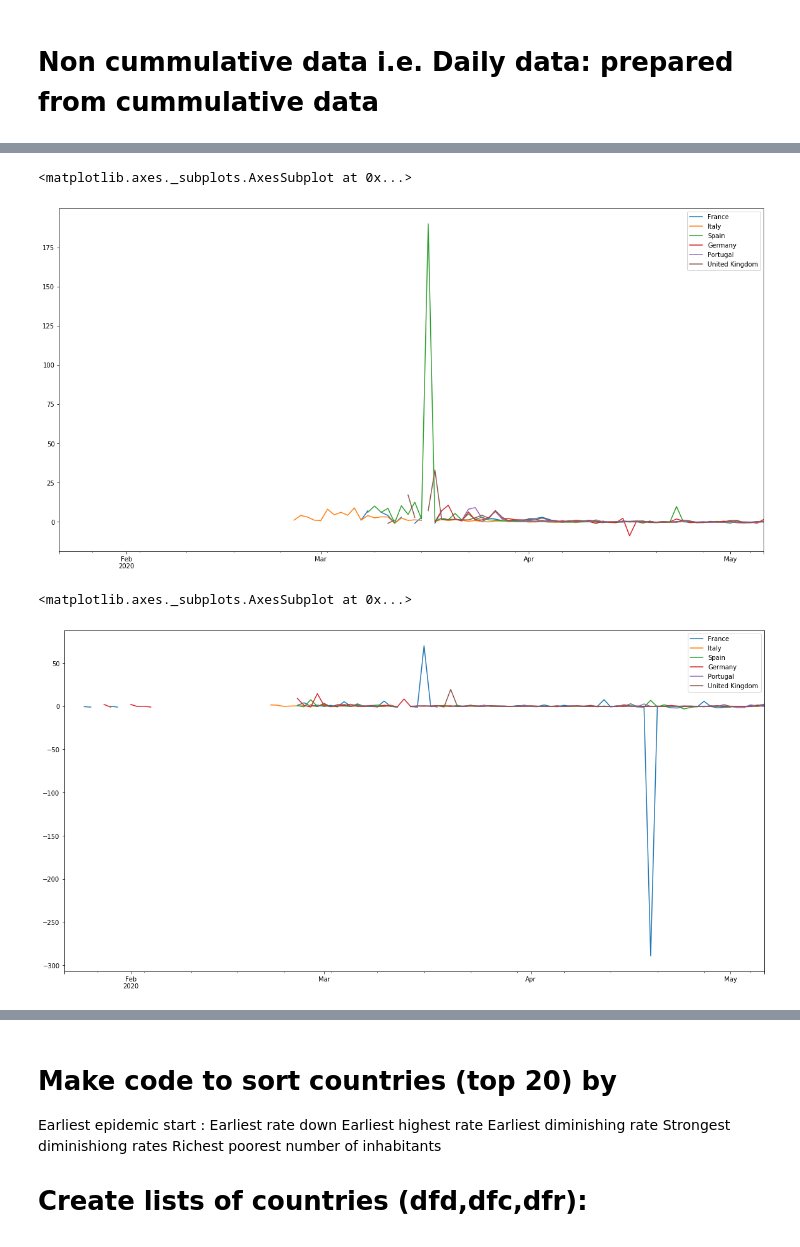
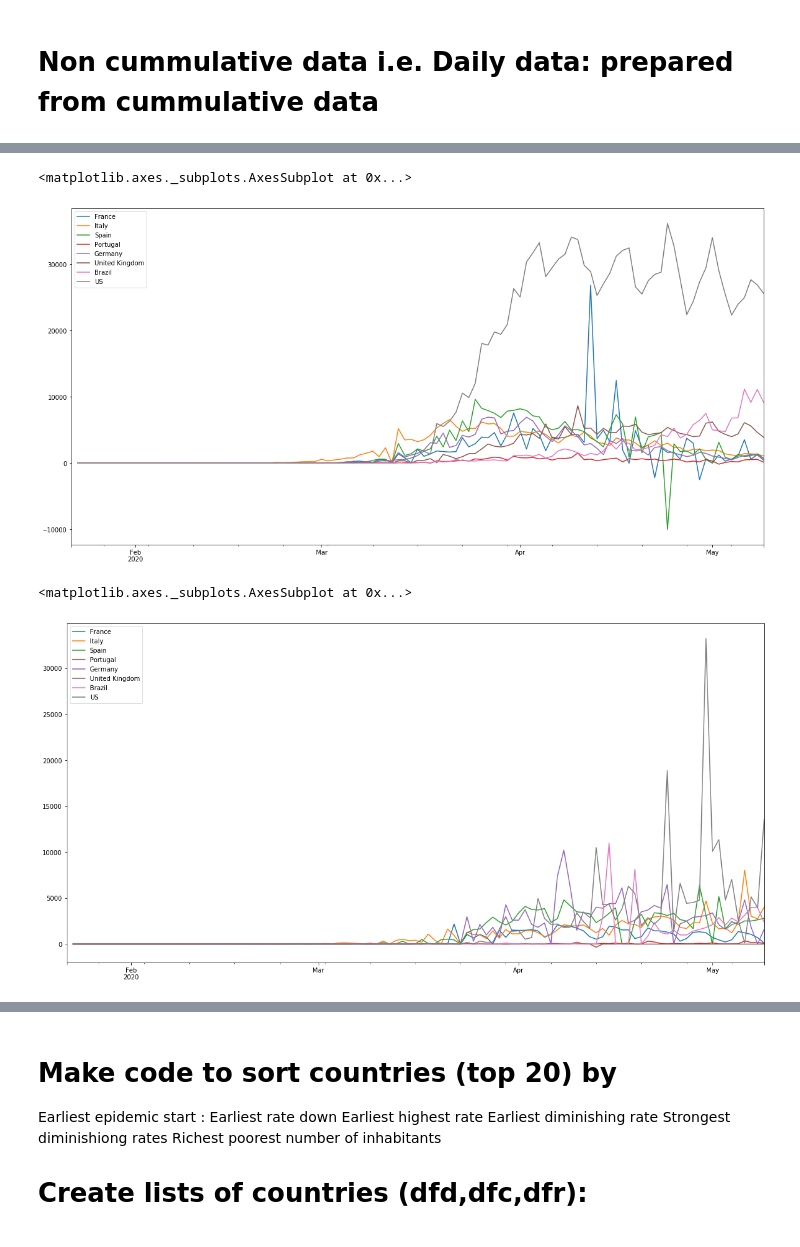
Before and after one commit to Muhibu/Spatial_Analysis_COVID-19, a Jupyter notebook: COVIDintern.ipynb, the cells around one changed output, grey strips where cells are left out. Cells and saved outputs as stored; diff of their text form; code cells hidden in the pictures.

```diff
--- a/COVIDintern.ipynb
+++ b/COVIDintern.ipynb
@@ -24,6 +24,7 @@ Created on Thu Apr 23 00:03:57 2020
 import pandas as pd
 import matplotlib.pyplot as plt
 import numpy as np
+
 covid=pd.read_csv('https://raw.githubusercontent.com/CSSEGISandData/COVID-19/master/csse_covid_19_data/csse_covid_19_time_series/time_series_covid19_deaths_global.csv')
 #print(covid)
 
@@ -31,8 +32,8 @@ covid=pd.read_csv('https://raw.githubusercontent.com/CSSEGISandData/COVID-19/mas
 dfd=covid.T # transpose covid dataframe into df dataframe
 countries=list(covid['Country/Region']) # create a list 'countries' of countries from the column 'Country/Region' in covid
 province=list(covid['Province/State']) # create a list of 'province' from the column 'Province/State' in covid
-colnames= [i if str(j)=='nan' else i+'/'+j  for i, j in zip(countries, province)] # create a list by concatenating countries names and "/" and province names
-dfd.columns= colnames # Set new column names to df dataframe
+colnamesD= [i if str(j)=='nan' else i+'/'+j  for i, j in zip(countries, province)] # create a list by concatenating countries names and "/" and province names
+dfd.columns= colnamesD # Set new column names to df dataframe
 dfd=dfd.drop(dfd.index[[0,1,2,3]]) # remove the first 4 lines of df with country, province, lat,long
 dfd.index=pd.to_datetime(dfd.index, format='%m/%d/%y') # set new index with date as datetime64[ns] format
-dfd
+#colnamesD
@@ -60,8 +47,8 @@ covid=pd.read_csv('https://raw.githubusercontent.com/CSSEGISandData/COVID-19/mas
 dfc=covid.T # transpose covid dataframe into df dataframe
 countries=list(covid['Country/Region']) # create a list 'countries' of countries from the column 'Country/Region' in covid
 province=list(covid['Province/State']) # create a list of 'province' from the column 'Province/State' in covid
-colnames= [i if str(j)=='nan' else i+'/'+j  for i, j in zip(countries, province)] # create a list by concatenating countries names and "/" and province names
-dfc.columns= colnames # Set new column names to df dataframe
+colnamesC= [i if str(j)=='nan' else i+'/'+j  for i, j in zip(countries, province)] # create a list by concatenating countries names and "/" and province names
+dfc.columns= colnamesC # Set new column names to df dataframe
 dfc=dfc.drop(dfc.index[[0,1,2,3]]) # remove the first 4 lines of df with country, province, lat,long
 dfc.index=pd.to_datetime(dfd.index, format='%m/%d/%y') # set new index with date as datetime64[ns] format
-dfc
+#dfc
@@ -119,6 +78,7 @@ SyntaxError: invalid syntax (<ipython-input-4-b55691d3413b>, line 1)
 # %%
-mcountries=['France','Italy','Spain','Portugal','Germany','United Kingdom','Tanzania','Sweden','Poland','Brazil','South Africa'] #,'US']
-colnames
+#mcountries=['France','Italy','Spain','Portugal','Germany','United Kingdom','Tanzania','Sweden','Poland','Brazil','South Africa','US']
+mcountries=['France','Italy','Spain','Portugal','Germany','United Kingdom','Brazil','US']
+#colnamesD
 # %% [markdown]
    # Plot dfd of selected countries
 # %%
@@ -220,14 +206,15 @@ selcountries = ['France', 'Italy','Spain', 'Germany', 'Portugal', 'United Kingdo
 # %%
-DFd = dfd.diff()
-dfd_r=DFd.pct_change(periods=5)
-dfd_r[selcountries].plot(legend=True,figsize=(20,10) )
+dfc_nc = dfc.diff()
+
+#dfc_r=dfc_nc.pct_change(periods=1)
+dfc_nc[mcountries].plot(legend=True,figsize=(20,10) )
 # %% [output]
 <matplotlib.axes._subplots.AxesSubplot at 0x...>
-[figure, old version]
+[figure, new version]
 # %%
-DFc = dfc.diff()
-dfc_r=DFc.pct_change(periods=1)
-dfc_r[selcountries].plot(legend=True,figsize=(20,10) )
+dfr_nc = dfr.diff()
+#dfr_r=dfr_nc.pct_change(periods=2)
+dfr_nc[mcountries].plot(legend=True,figsize=(20,10) )
 # %% [output]
 <matplotlib.axes._subplots.AxesSubplot at 0x...>
-[figure, old version]
+[figure, new version]
```
Also changed, not shown: parts of 28 cells of this notebook.
